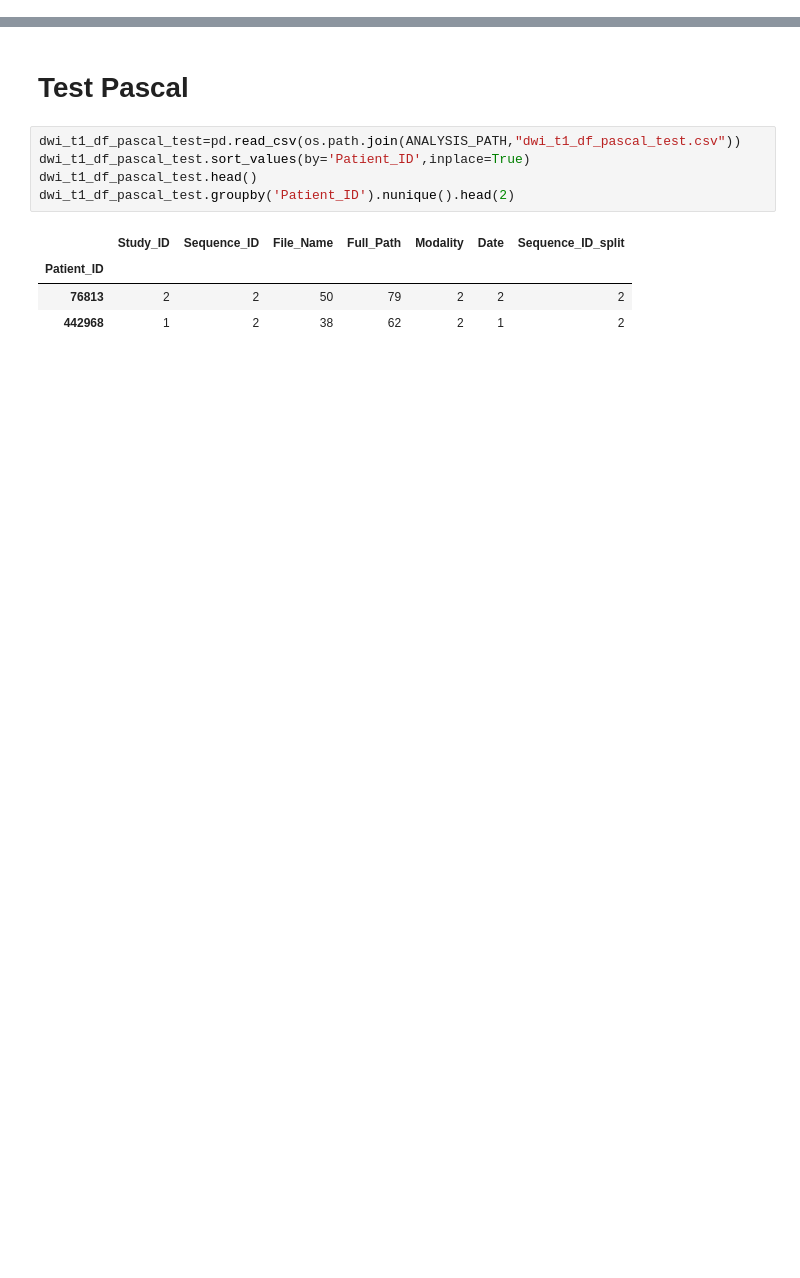
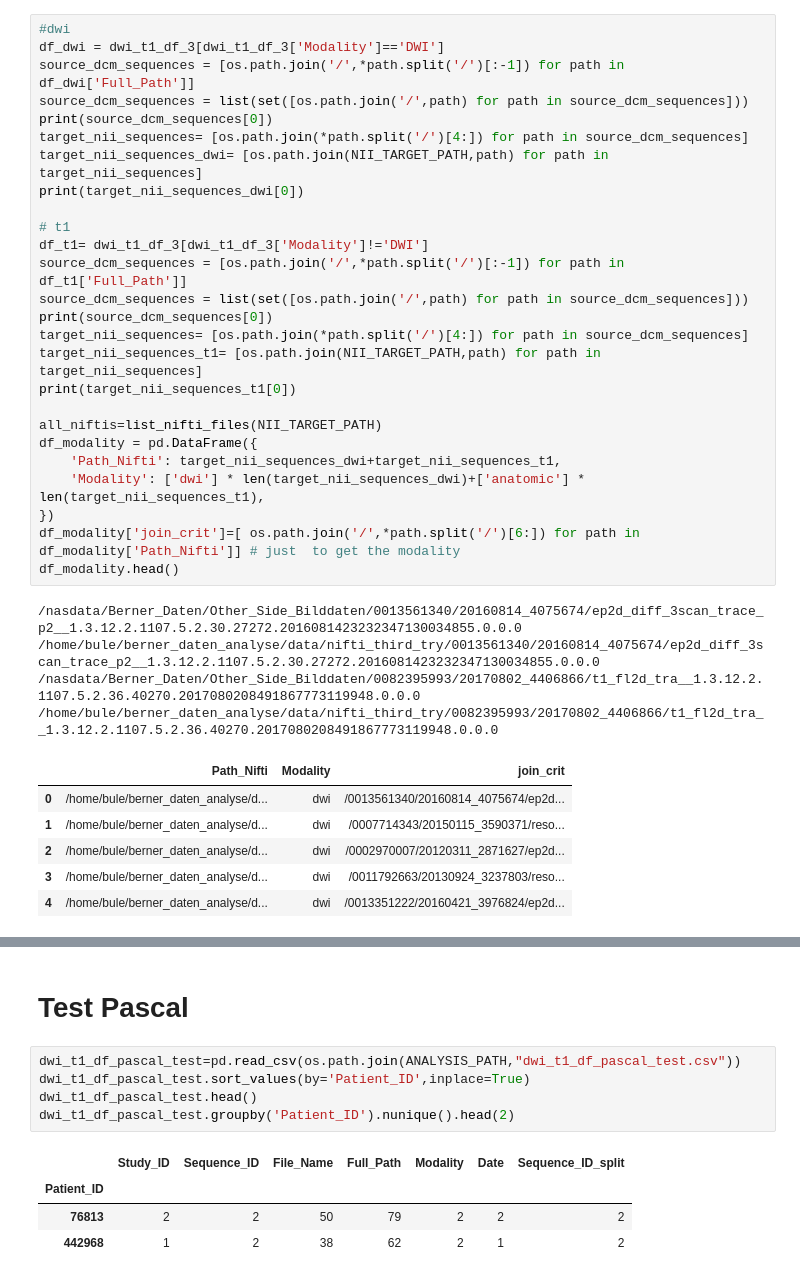
Before and after one commit to buehlpa/berne-cohort-data-pipeline, a Jupyter notebook: 2_1_inspect_niftis.ipynb, the cells around one changed output, grey strips where cells are left out. Drawn from its saved outputs; the diff is of its cells as text; blank space fills up the shorter version.

```diff
--- a/2_1_inspect_niftis.ipynb
+++ b/2_1_inspect_niftis.ipynb
@@ -19,0 +37,37 @@ LOG_PATH = os.path.join(NII_TARGET_PATH, 'conversion_errors_pascal_selection.log
+# %%
+#dwi
+df_dwi = dwi_t1_df_3[dwi_t1_df_3['Modality']=='DWI']
+source_dcm_sequences = [os.path.join('/',*path.split('/')[:-1]) for path in df_dwi['Full_Path']]
+source_dcm_sequences = list(set([os.path.join('/',path) for path in source_dcm_sequences]))
+print(source_dcm_sequences[0])
+target_nii_sequences= [os.path.join(*path.split('/')[4:]) for path in source_dcm_sequences]
+target_nii_sequences_dwi= [os.path.join(NII_TARGET_PATH,path) for path in target_nii_sequences]
+print(target_nii_sequences_dwi[0])
+
+# t1
+df_t1= dwi_t1_df_3[dwi_t1_df_3['Modality']!='DWI']
+source_dcm_sequences = [os.path.join('/',*path.split('/')[:-1]) for path in df_t1['Full_Path']]
+source_dcm_sequences = list(set([os.path.join('/',path) for path in source_dcm_sequences]))
+print(source_dcm_sequences[0])
+target_nii_sequences= [os.path.join(*path.split('/')[4:]) for path in source_dcm_sequences]
+target_nii_sequences_t1= [os.path.join(NII_TARGET_PATH,path) for path in target_nii_sequences]
+print(target_nii_sequences_t1[0])
+
+all_niftis=list_nifti_files(NII_TARGET_PATH)
+df_modality = pd.DataFrame({
+    'Path_Nifti': target_nii_sequences_dwi+target_nii_sequences_t1,
+    'Modality': ['dwi'] * len(target_nii_sequences_dwi)+['anatomic'] * len(target_nii_sequences_t1),
+})
+df_modality['join_crit']=[ os.path.join('/',*path.split('/')[6:]) for path in df_modality['Path_Nifti']] # just  to get the modality
+df_modality.head()
+# %% [output]
+/nasdata/Berner_Daten/Other_Side_Bilddaten/0013561340/20160814_4075674/ep2d_diff_3scan_trace_p2__1.3.12.2.1107.5.2.30.27272.2016081423232347130034855.0.0.0
+/home/bule/berner_daten_analyse/data/nifti_third_try/0013561340/20160814_4075674/ep2d_diff_3scan_trace_p2__1.3.12.2.1107.5.2.30.27272.2016081423232347130034855.0.0.0
+/nasdata/Berner_Daten/Other_Side_Bilddaten/0082395993/20170802_4406866/t1_fl2d_tra__1.3.12.2.1107.5.2.36.40270.2017080208491867773119948.0.0.0
+/home/bule/berner_daten_analyse/data/nifti_third_try/0082395993/20170802_4406866/t1_fl2d_tra__1.3.12.2.1107.5.2.36.40270.2017080208491867773119948.0.0.0
+|  | Path_Nifti | Modality | join_crit |
+| 0 | /home/bule/berner_daten_analyse/d... | dwi | /0013561340/20160814_4075674/ep2d... |
+| 1 | /home/bule/berner_daten_analyse/d... | dwi | /0007714343/20150115_3590371/reso... |
+| 2 | /home/bule/berner_daten_analyse/d... | dwi | /0002970007/20120311_2871627/ep2d... |
+| 3 | /home/bule/berner_daten_analyse/d... | dwi | /0011792663/20130924_3237803/reso... |
+| 4 | /home/bule/berner_daten_analyse/d... | dwi | /0013351222/20160421_3976824/ep2d... |
```
Also changed, not shown: parts of 10 cells of this notebook, 14 other files.
